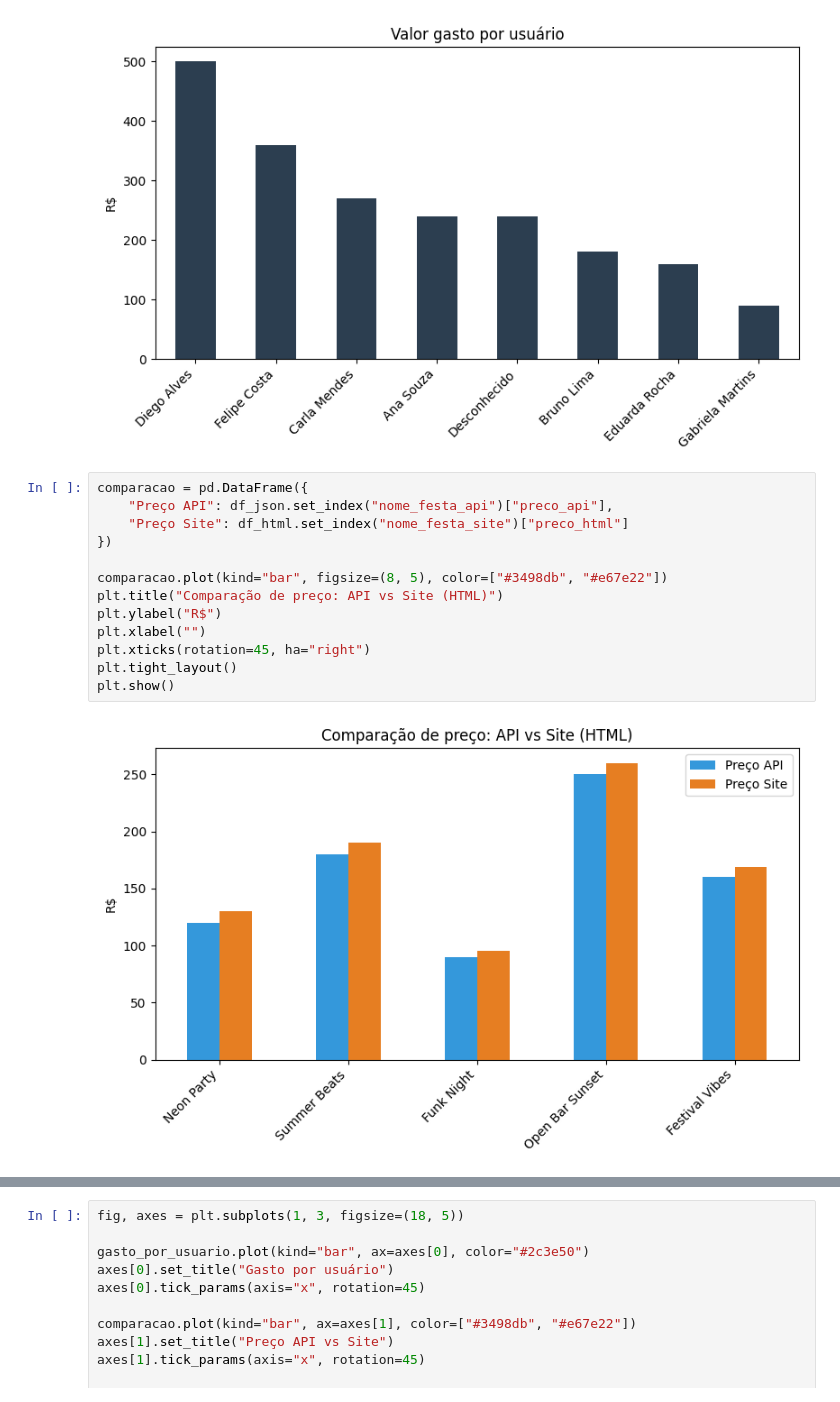
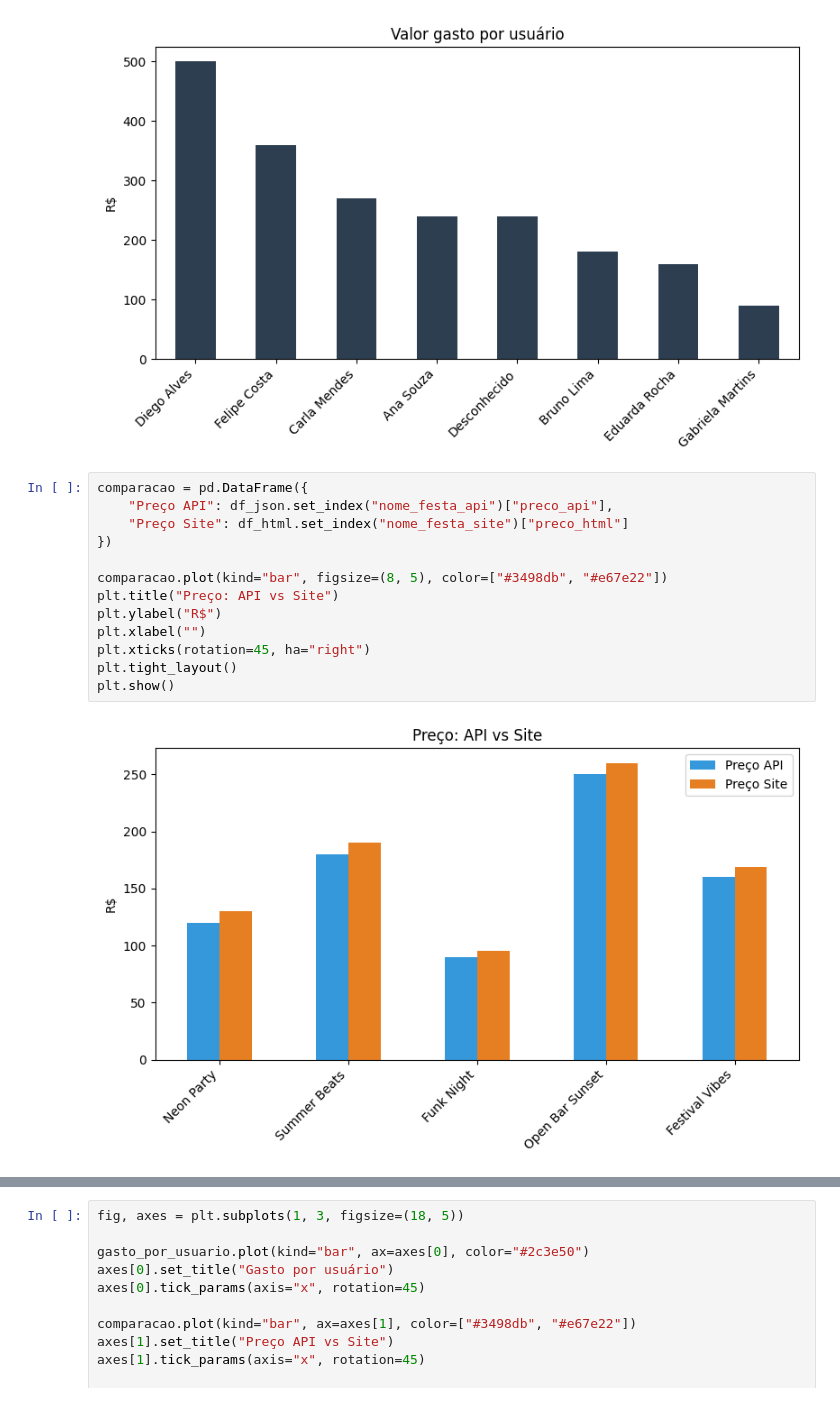
Before and after one commit to williamvmatos/pipeline-eventos-festas, a Jupyter notebook: Projeto_Eventos_Festas.ipynb, the cells around one changed output, grey strips where cells are left out. Saved outputs shown, nothing was run; the diff lists cells and outputs as text.

```diff
--- a/Projeto_Eventos_Festas.ipynb
+++ b/Projeto_Eventos_Festas.ipynb
@@ -310,18 +301,18 @@ plt.show()
 # %%
 comparacao = pd.DataFrame({
     "Preço API": df_json.set_index("nome_festa_api")["preco_api"],
     "Preço Site": df_html.set_index("nome_festa_site")["preco_html"]
 })
 
 comparacao.plot(kind="bar", figsize=(8, 5), color=["#3498db", "#e67e22"])
-plt.title("Comparação de preço: API vs Site (HTML)")
+plt.title("Preço: API vs Site")
 plt.ylabel("R$")
 plt.xlabel("")
 plt.xticks(rotation=45, ha="right")
 plt.tight_layout()
 plt.show()
 # %% [output]
-[figure, old version]
+[figure, new version]
 # %%
 plt.figure(figsize=(8, 5))
 ingressos_por_festa.plot(kind="bar", color="#8e44ad")
```
Also changed, not shown: parts of 32 cells of this notebook.
